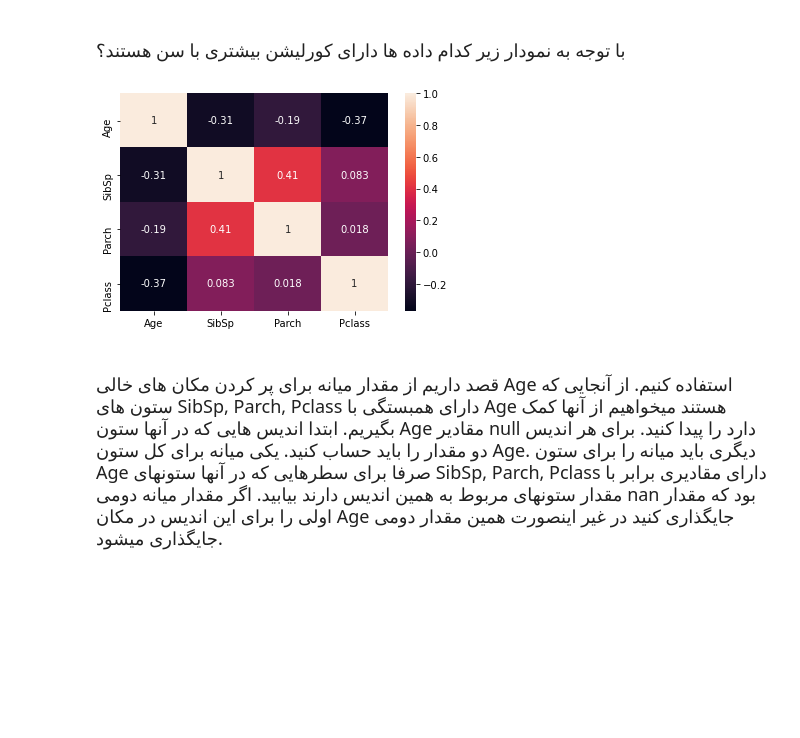
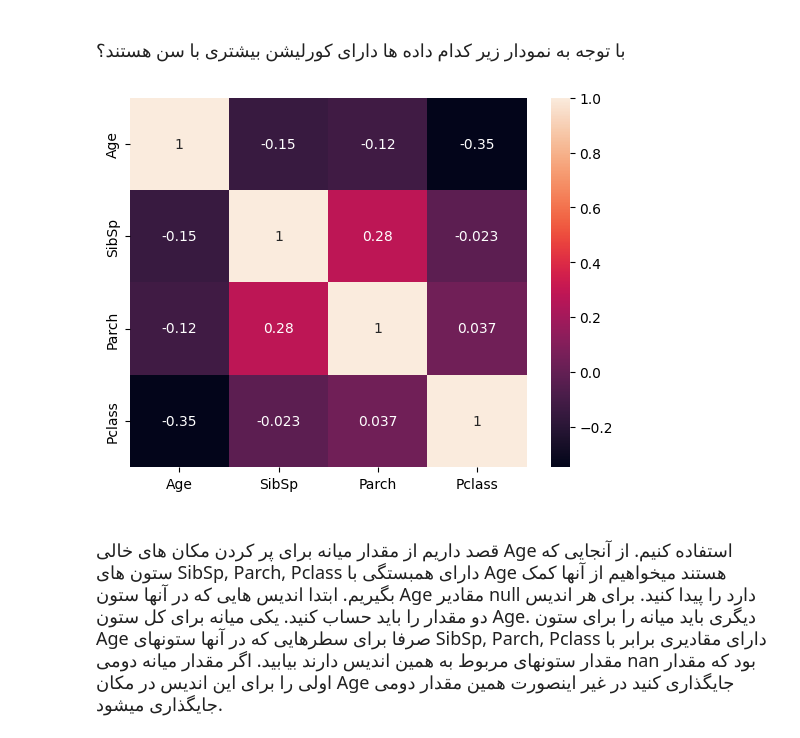
Before and after one commit to MapsaBootCamp/ML3_EXERCISE, a Jupyter notebook: titanic_EDA_exercise.ipynb, the cells around one changed output. Saved outputs shown, nothing was run; the diff lists cells and outputs as text; code cells hidden in the pictures; blank space fills up the shorter version.

```diff
--- a/titanic_EDA_exercise.ipynb
+++ b/titanic_EDA_exercise.ipynb
@@ -351,4 +420,16 @@ for col in numerical:
 # %%
 def detect_outliers(dataFrame,features):
-    pass
+    indexes = list()
+    for feature in features:
+        IQR = dataFrame[feature].quantile(0.75) - dataFrame[feature].quantile(0.25)
+        indexes += dataFrame[titanic_df[feature] > 1.5 *IQR + dataFrame[feature].quantile(0.75)].index.to_list()
+        indexes += dataFrame[titanic_df[feature] <  dataFrame[feature].quantile(0.25) -1.5 *IQR].index.to_list()
+    return set(indexes)
+# indexes = list()
+# for feature in ["Age","SibSp","Parch","Fare"]:
+#     IQR = titanic_df[feature].quantile(0.75) - titanic_df[feature].quantile(0.25)
+#     indexes += titanic_df[titanic_df[feature] > 1.5 *IQR + titanic_df[feature].quantile(0.75)].index.to_list()
+#     indexes += titanic_df[titanic_df[feature] <  titanic_df[feature].quantile(0.75) -1.5 *IQR].index.to_list()
+# print(set(indexes))
+# plt.show()
 # %%
@@ -356,2 +443,3 @@ titanic_df.loc[detect_outliers(titanic_df,["Age","SibSp","Parch","Fare"])]
 # %%
-# TODO: drop outliers
+df = titanic_df.drop(axis=0,index=detect_outliers(titanic_df,["Age","SibSp","Fare"]),inplace=False).reset_index(drop=True)
+print(titanic_df.shape,df.shape,end="\n")
@@ -358,3 +448,5 @@ titanic_df.loc[detect_outliers(titanic_df,["Age","SibSp","Parch","Fare"])]
+# %%
+titanic_df = df
 # %% [markdown]
 <div dir = "rtl" style="direction:rtl;line-height:300%;">
 	<font face="XB Zar" size=4>
@@ -383,3 +518,5 @@ titanic_df.loc[detect_outliers(titanic_df,["Age","SibSp","Parch","Fare"])]
+# %%
+titanic_df.drop(columns="Cabin",inplace=True)
 # %% [markdown]
 <div dir = "rtl" style="direction:rtl;line-height:300%;">
 	<font face="XB Zar" size=4>
@@ -443,10 +580,11 @@ plt.show()
     </font>
 </div>
 # %%
-sns.heatmap(titanic_df[["Age","Sex","SibSp","Parch","Pclass"]].corr(), annot = True)
+sns.heatmap(titanic_df[["Age","SibSp","Parch","Pclass"]].corr(), annot = True)
 plt.show()
+# titanic_df.Parch
 # %% [output]
-[figure, old version]
+[figure, new version]
 # %% [markdown]
 <div dir = "rtl" style="direction:rtl;line-height:300%;">
 	<font face="XB Zar" size=4>
```
Also changed, not shown: parts of 30 cells of this notebook.
